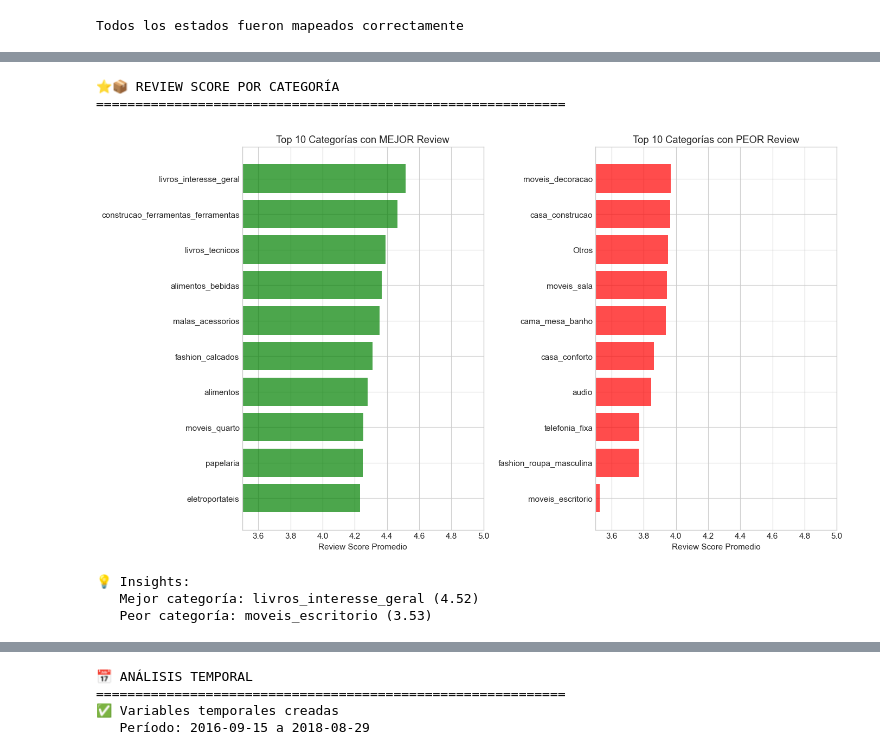
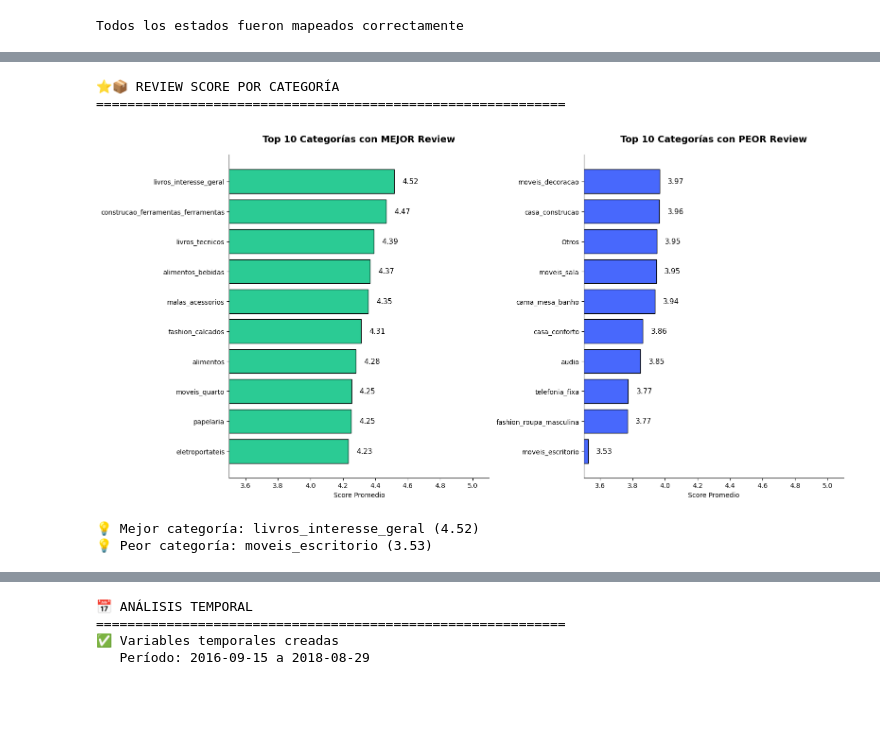
Before and after one commit to Mtobar23/PF_DSFT01, a Jupyter notebook: EDA_Olist.ipynb, the cells around one changed output, grey strips where cells are left out. Cells and saved outputs as stored; diff of their text form; code cells hidden in the pictures; blank space fills up the shorter version.

```diff
--- a/EDA_Olist.ipynb
+++ b/EDA_Olist.ipynb
@@ -416,39 +455,60 @@ Distribución de métodos de pago:
 # %%
 print("\n⭐📦 REVIEW SCORE POR CATEGORÍA")
 print("="*60)
-
+# 1. Procesamiento de datos
 review_por_categoria = df.groupby('product_category_name')['review_score'].agg(['mean', 'count'])
 review_por_categoria.columns = ['review_promedio', 'cantidad']
-review_por_categoria = review_por_categoria[review_por_categoria['cantidad'] >= 100] #Filtro de pocos datos
+review_por_categoria = review_por_categoria[review_por_categoria['cantidad'] >= 100]
 review_por_categoria = review_por_categoria.sort_values('review_promedio', ascending=False)
 
-fig, axes = plt.subplots(1, 2, figsize=(14, 8))
+# 2. Configuración del gráfico
+fig, axes = plt.subplots(1, 2, figsize=(16, 8))
 
-top10_mejor = review_por_categoria.head(10)
-axes[0].barh(top10_mejor.index[::-1], top10_mejor['review_promedio'].values[::-1], color='green', alpha=0.7)
-axes[0].set_xlabel('Review Score Promedio')
-axes[0].set_title('Top 10 Categorías con MEJOR Review')
-axes[0].set_xlim(3.5, 5)
+# --- GRÁFICO IZQUIERDO: TOP MEJORES (#2bcb94) ---
+top10_mejor = review_por_categoria.head(10).sort_values('review_promedio', ascending=True)
+bars_mejor = axes[0].barh(top10_mejor.index, top10_mejor['review_promedio'], color='#2bcb94', edgecolor='black')
+axes[0].set_title('Top 10 Categorías con MEJOR Review', fontsize=14, fontweight='bold', pad=20)
+axes[0].set_xlim(3.5, 5.1) # Un poco más de margen para el texto
 
-top10_peor = review_por_categoria.tail(10)
-axes[1].barh(top10_peor.index[::-1], top10_peor['review_promedio'].values[::-1], color='red', alpha=0.7)
-axes[1].set_xlabel('Review Score Promedio')
-axes[1].set_title('Top 10 Categorías con PEOR Review')
-axes[1].set_xlim(3.5, 5)
+# --- GRÁFICO DERECHO: TOP PEORES (#4868fc) ---
+top10_peor = review_por_categoria.tail(10).sort_values('review_promedio', ascending=True)
+bars_peor = axes[1].barh(top10_peor.index, top10_peor['review_promedio'], color='#4868fc', edgecolor='black')
+axes[1].set_title('Top 10 Categorías con PEOR Review', fontsize=14, fontweight='bold', pad=20)
+axes[1].set_xlim(3.5, 5.1)
+
+# 3. Función para añadir las etiquetas de valor
+def agregar_etiquetas(ax, bars):
+    for bar in bars:
+        width = bar.get_width()
+        ax.text(width + 0.05,           # Posición X (ligeramente desplazado a la derecha)
+                bar.get_y() + bar.get_height()/2, # Posición Y (centrado en la barra)
+                f'{width:.2f}',        # Texto del valor
+                va='center',           # Alineación vertical
+                ha='left',             # Alineación horizontal
+                fontsize=11,           # Tamaño de letra
+                color='black')         # Color solicitado
+
+agregar_etiquetas(axes[0], bars_mejor)
+agregar_etiquetas(axes[1], bars_peor)
+
+# Estética final
+for ax in axes:
+    ax.set_xlabel('Score Promedio')
+    ax.spines['top'].set_visible(False)
+    ax.spines['right'].set_visible(False)
 
 plt.tight_layout()
 plt.show()
 
-print("\n💡 Insights:")
-print(f"   Mejor categoría: {review_por_categoria.index[0]} ({review_por_categoria['review_promedio'].iloc[0]:.2f})")
-print(f"   Peor categoría: {review_por_categoria.index[-1]} ({review_por_categoria['review_promedio'].iloc[-1]:.2f})")
+# 4. Insights
+print(f"\n💡 Mejor categoría: {review_por_categoria.index[0]} ({review_por_categoria['review_promedio'].iloc[0]:.2f})")
+print(f"💡 Peor categoría: {review_por_categoria.index[-1]} ({review_por_categoria['review_promedio'].iloc[-1]:.2f})")
 # %% [output]
 ⭐📦 REVIEW SCORE POR CATEGORÍA
 ============================================================
-[figure, old version]
+[figure, new version]
-💡 Insights:
-   Mejor categoría: livros_interesse_geral (4.52)
-   Peor categoría: moveis_escritorio (3.53)
+💡 Mejor categoría: livros_interesse_geral (4.52)
+💡 Peor categoría: moveis_escritorio (3.53)
 # %%
 print("\nPRECIO PROMEDIO POR CATEGORÍA")
 print("-"*60)
```
Also changed, not shown: parts of 18 cells of this notebook.
